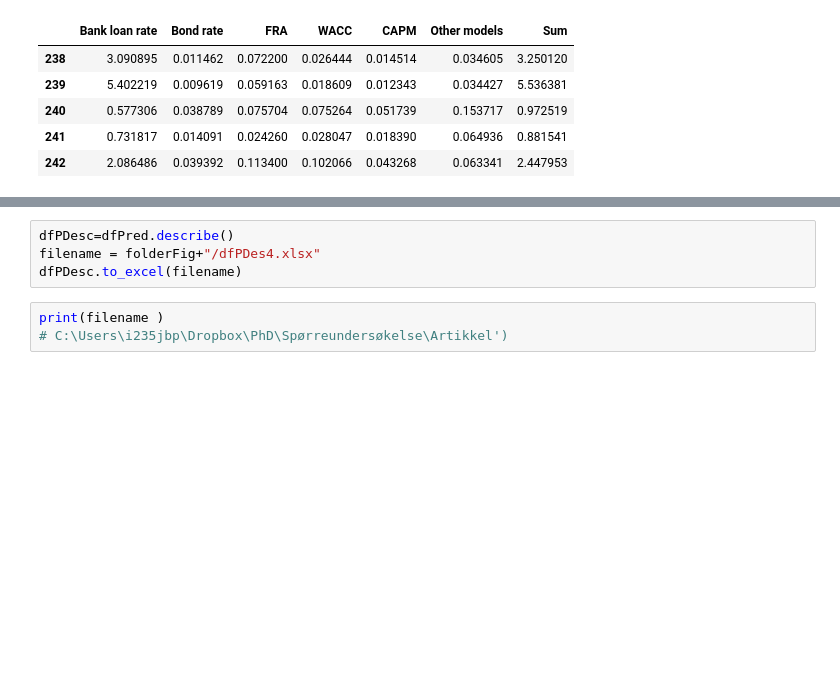
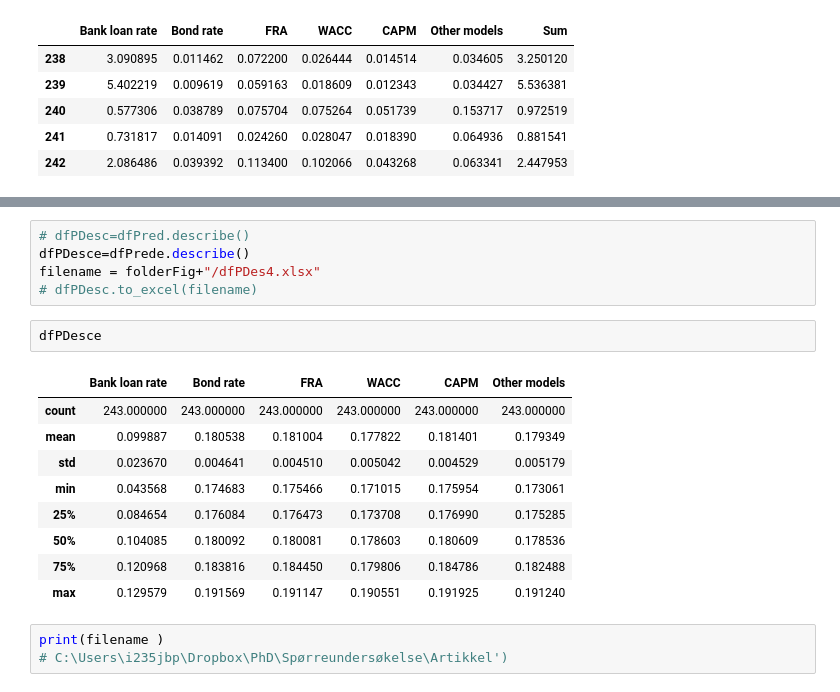
Before and after one commit to DataScienceLead/RealInvestment, a Jupyter notebook: bus_surv/ProbHurdleRateMethod.ipynb, the cells around one changed output, grey strips where cells are left out. Cells and saved outputs as stored; diff of their text form; blank space fills up the shorter version.

```diff
--- a/bus_surv/ProbHurdleRateMethod.ipynb
+++ b/bus_surv/ProbHurdleRateMethod.ipynb
@@ -295,7 +361,20 @@ dfPred.sample(10)
 # %%
-dfPDesc=dfPred.describe()
+# dfPDesc=dfPred.describe()
+dfPDesce=dfPrede.describe()
 filename = folderFig+"/dfPDes4.xlsx"
-dfPDesc.to_excel(filename)
+# dfPDesc.to_excel(filename)
+# %%
+dfPDesce
+# %% [output]
+|  | Bank loan rate | Bond rate | FRA | WACC | CAPM | Other models |
+| count | 243.000000 | 243.000000 | 243.000000 | 243.000000 | 243.000000 | 243.000000 |
+| mean | 0.099887 | 0.180538 | 0.181004 | 0.177822 | 0.181401 | 0.179349 |
+| std | 0.023670 | 0.004641 | 0.004510 | 0.005042 | 0.004529 | 0.005179 |
+| min | 0.043568 | 0.174683 | 0.175466 | 0.171015 | 0.175954 | 0.173061 |
+| 25% | 0.084654 | 0.176084 | 0.176473 | 0.173708 | 0.176990 | 0.175285 |
+| 50% | 0.104085 | 0.180092 | 0.180081 | 0.178603 | 0.180609 | 0.178536 |
+| 75% | 0.120968 | 0.183816 | 0.184450 | 0.179806 | 0.184786 | 0.182488 |
+| max | 0.129579 | 0.191569 | 0.191147 | 0.190551 | 0.191925 | 0.191240 |
 # %%
 print(filename )
 # C:\Users\i235jbp\Dropbox\PhD\Spørreundersøkelse\Artikkel')
```
Also changed, not shown: parts of 14 cells of this notebook, 2 other files.
